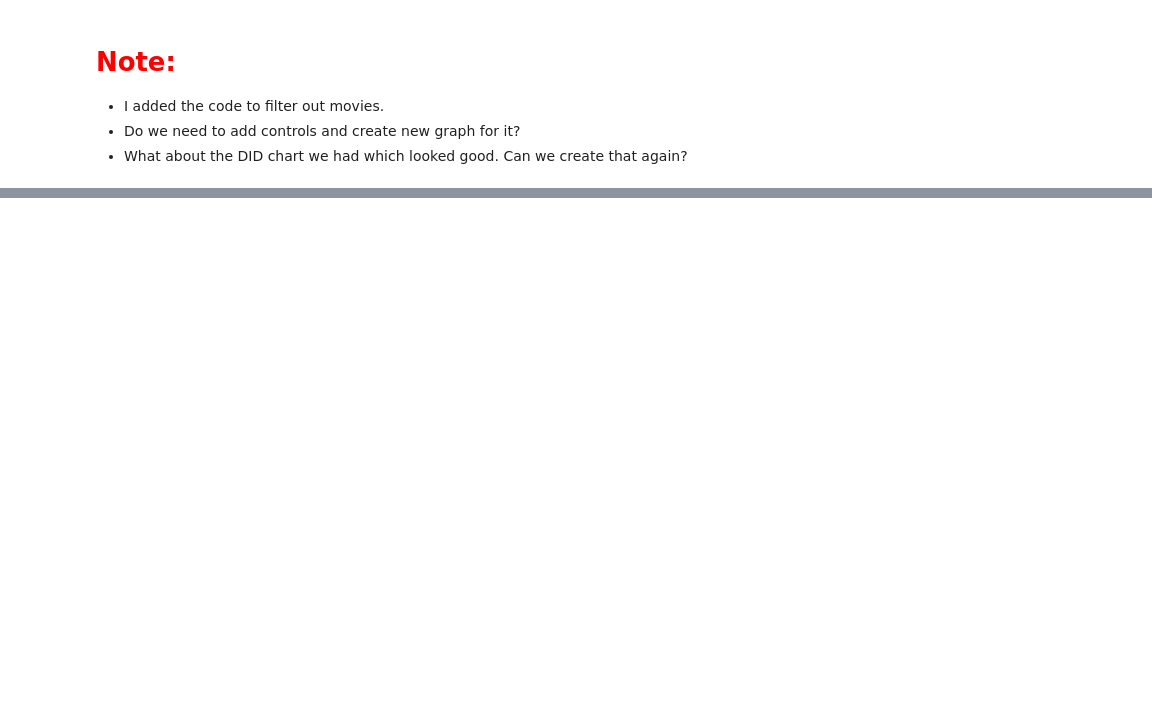
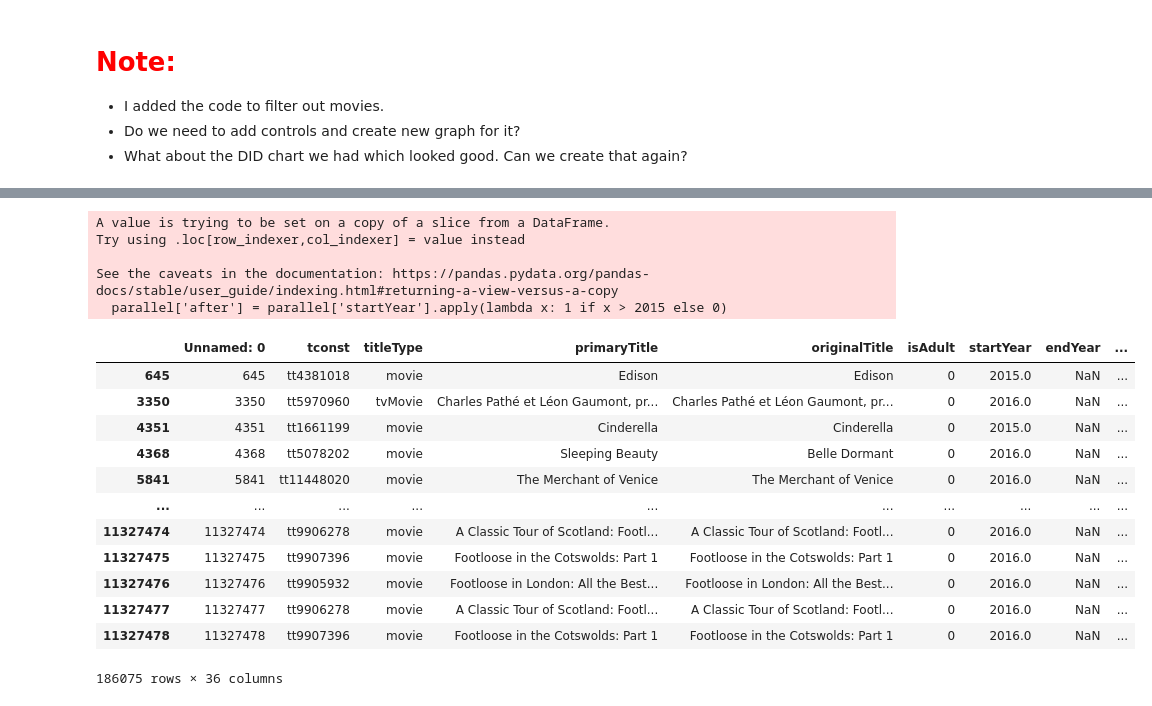
Before and after one commit to shreyash0O7/IMDb_for_Arya, a Jupyter notebook: new_codebase.ipynb, the cells around one changed output, grey strips where cells are left out. Drawn from its saved outputs; the diff is of its cells as text; code cells hidden in the pictures; blank space fills up the shorter version.

```diff
--- a/new_codebase.ipynb
+++ b/new_codebase.ipynb
@@ -185,0 +385,24 @@ plt.show()
+# %%
+# Filter the DataFrame for the years you're interested in
+parallel = merged_df[(merged_df['startYear'] == 2015) | (merged_df['startYear'] == 2016)]
+parallel['after'] = parallel['startYear'].apply(lambda x: 1 if x > 2015 else 0)
+parallel
+# %% [output]
+A value is trying to be set on a copy of a slice from a DataFrame.
+Try using .loc[row_indexer,col_indexer] = value instead
+
+See the caveats in the documentation: https://pandas.pydata.org/pandas-docs/stable/user_guide/indexing.html#returning-a-view-versus-a-copy
+  parallel['after'] = parallel['startYear'].apply(lambda x: 1 if x > 2015 else 0)
+|  | Unnamed: 0 | tconst | titleType | primaryTitle | originalTitle | isAdult | startYear | endYear | ... |
+| 645 | 645 | tt4381018 | movie | Edison | Edison | 0 | 2015.0 | NaN | ... |
+| 3350 | 3350 | tt5970960 | tvMovie | Charles Pathé et Léon Gaumont, pr... | Charles Pathé et Léon Gaumont, pr... | 0 | 2016.0 | NaN | ... |
+| 4351 | 4351 | tt1661199 | movie | Cinderella | Cinderella | 0 | 2015.0 | NaN | ... |
+| 4368 | 4368 | tt5078202 | movie | Sleeping Beauty | Belle Dormant | 0 | 2016.0 | NaN | ... |
+| 5841 | 5841 | tt11448020 | movie | The Merchant of Venice | The Merchant of Venice | 0 | 2016.0 | NaN | ... |
+| ... | ... | ... | ... | ... | ... | ... | ... | ... | ... |
+| 11327474 | 11327474 | tt9906278 | movie | A Classic Tour of Scotland: Footl... | A Classic Tour of Scotland: Footl... | 0 | 2016.0 | NaN | ... |
+| 11327475 | 11327475 | tt9907396 | movie | Footloose in the Cotswolds: Part 1 | Footloose in the Cotswolds: Part 1 | 0 | 2016.0 | NaN | ... |
+| 11327476 | 11327476 | tt9905932 | movie | Footloose in London: All the Best... | Footloose in London: All the Best... | 0 | 2016.0 | NaN | ... |
+| 11327477 | 11327477 | tt9906278 | movie | A Classic Tour of Scotland: Footl... | A Classic Tour of Scotland: Footl... | 0 | 2016.0 | NaN | ... |
+| 11327478 | 11327478 | tt9907396 | movie | Footloose in the Cotswolds: Part 1 | Footloose in the Cotswolds: Part 1 | 0 | 2016.0 | NaN | ... |
+186075 rows × 36 columns
```
Also changed, not shown: parts of 20 cells of this notebook, 8 other files.
